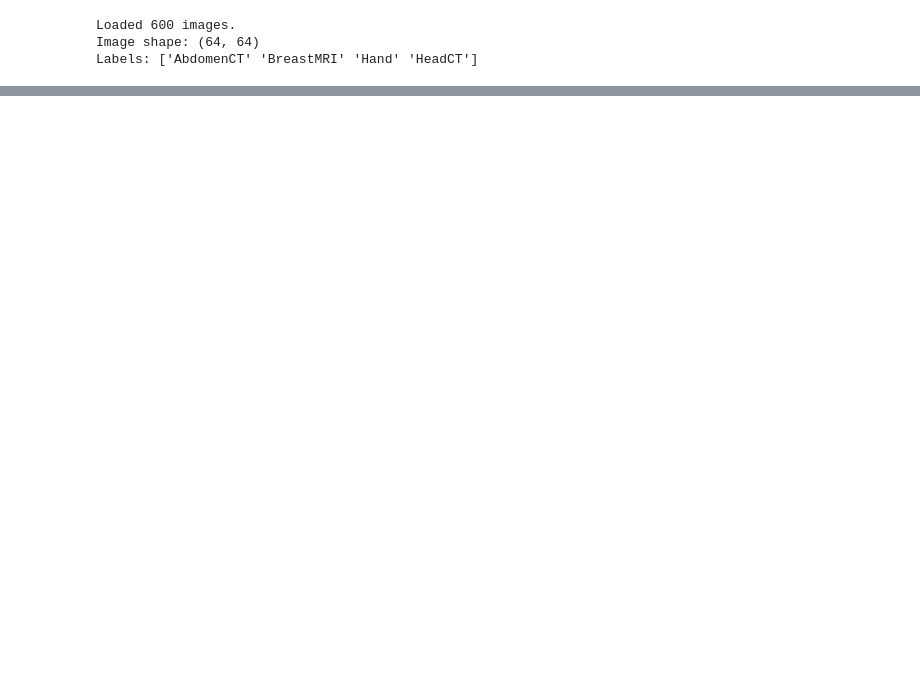
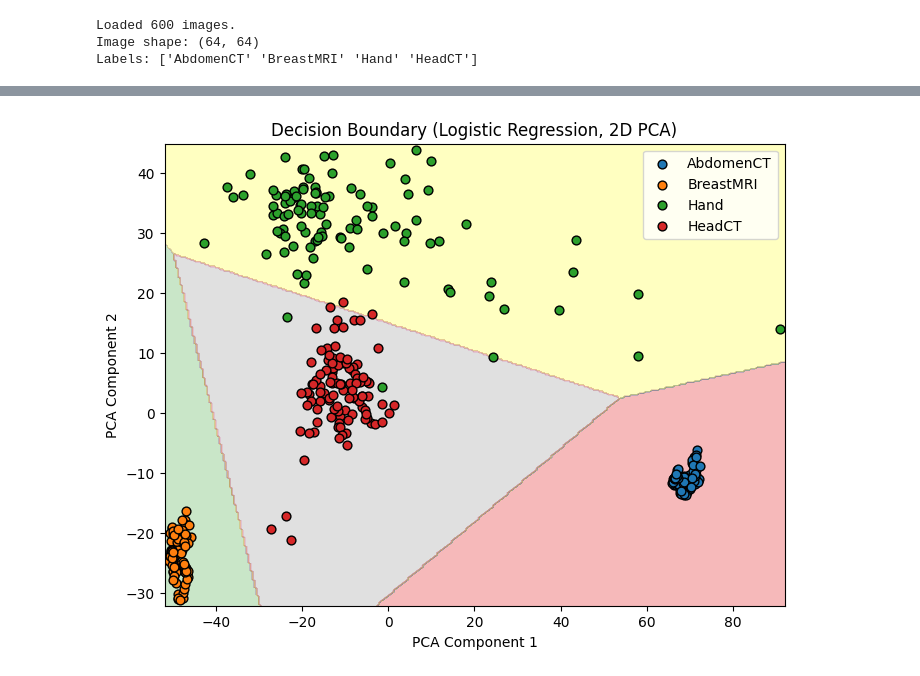
Before and after one commit to odykt/ML_EKPA, a Jupyter notebook: odys/Actual_project/Classication.ipynb, the cells around one changed output, grey strips where cells are left out. Cells and saved outputs as stored; diff of their text form; code cells hidden in the pictures; blank space fills up the shorter version.

```diff
--- a/odys/Actual_project/Classication.ipynb
+++ b/odys/Actual_project/Classication.ipynb
@@ -345,0 +460,40 @@ weighted avg       1.00      1.00      1.00        90
+# %%
+# Plotting decision boundary using the first two PCA components
+import numpy as np
+import matplotlib.pyplot as plt
+
+# Reduce data to 2D for visualization
+X_train_2d = X_train_pca[:, :2]
+X_test_2d = X_test_pca[:, :2]
+
+# Retrain classifier on 2D PCA data for visualization
+clf_2d = LogisticRegression(multi_class='multinomial', solver='lbfgs', max_iter=1000, random_state=42)
+clf_2d.fit(X_train_2d, y_train)
+
+# Create a mesh to plot the decision boundary
+x_min, x_max = X_train_2d[:, 0].min() - 1, X_train_2d[:, 0].max() + 1
+y_min, y_max = X_train_2d[:, 1].min() - 1, X_train_2d[:, 1].max() + 1
+xx, yy = np.meshgrid(np.linspace(x_min, x_max, 300), np.linspace(y_min, y_max, 300))
+Z = clf_2d.predict(np.c_[xx.ravel(), yy.ravel()])
+
+# Map class labels to integer indices for contourf
+class_labels, Z_int = np.unique(y_train, return_inverse=True)
+label_to_int = {label: idx for idx, label in enumerate(class_labels)}
+Z_int = np.array([label_to_int[label] for label in Z])
+Z_int = Z_int.reshape(xx.shape)
+
+plt.figure(figsize=(8, 6))
+plt.contourf(xx, yy, Z_int, alpha=0.3, cmap=plt.cm.Set1)
+
+# Plot training points
+for class_label in np.unique(y_train):
+    idx = np.where(y_train == class_label)
+    plt.scatter(X_train_2d[idx, 0], X_train_2d[idx, 1], label=class_label, edgecolor='k', s=40)
+
+plt.xlabel('PCA Component 1')
+plt.ylabel('PCA Component 2')
+plt.title('Decision Boundary (Logistic Regression, 2D PCA)')
+plt.legend()
+plt.show()
+# %% [output]
+[figure, added]
```
Also changed, not shown: parts of 35 cells of this notebook, 1 other file.
